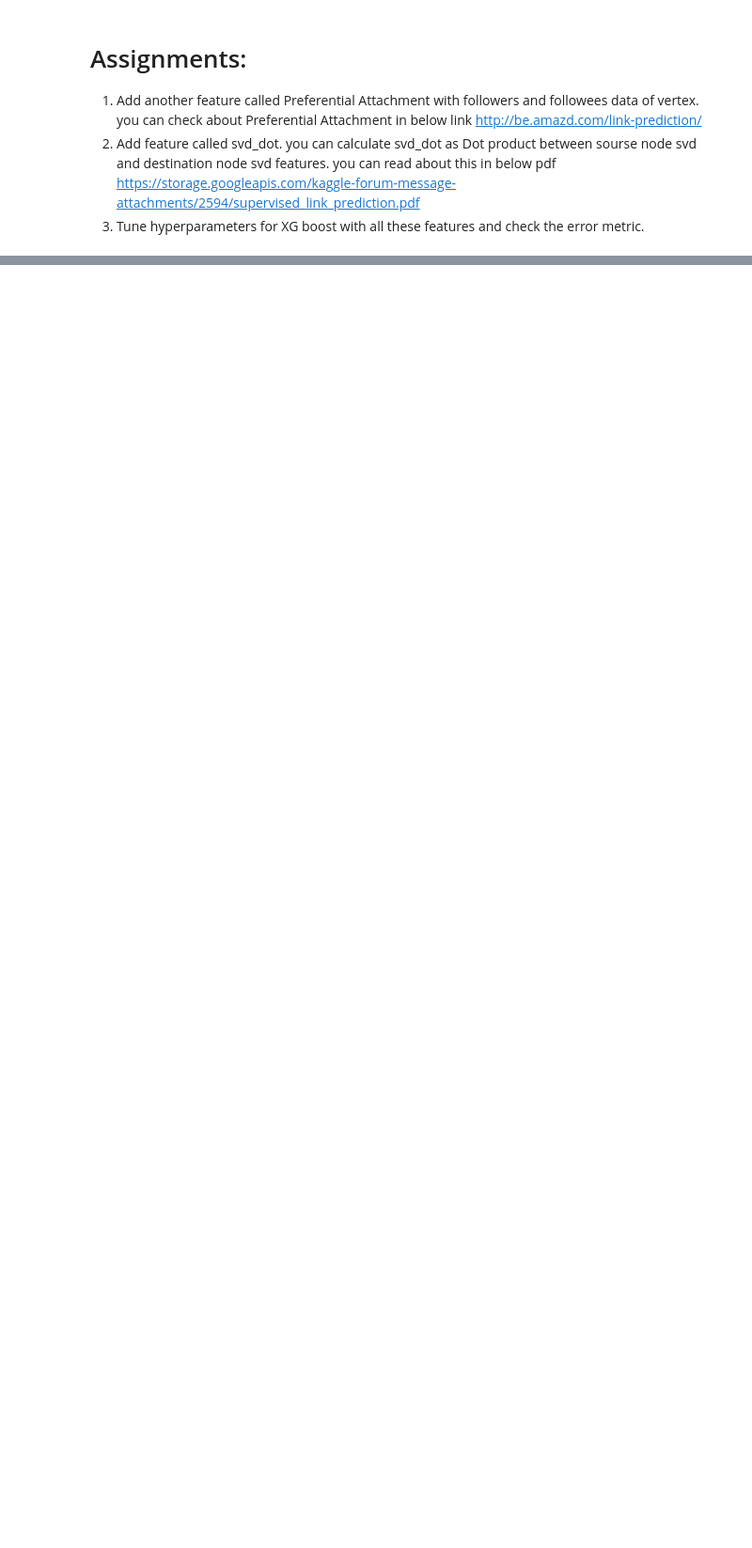
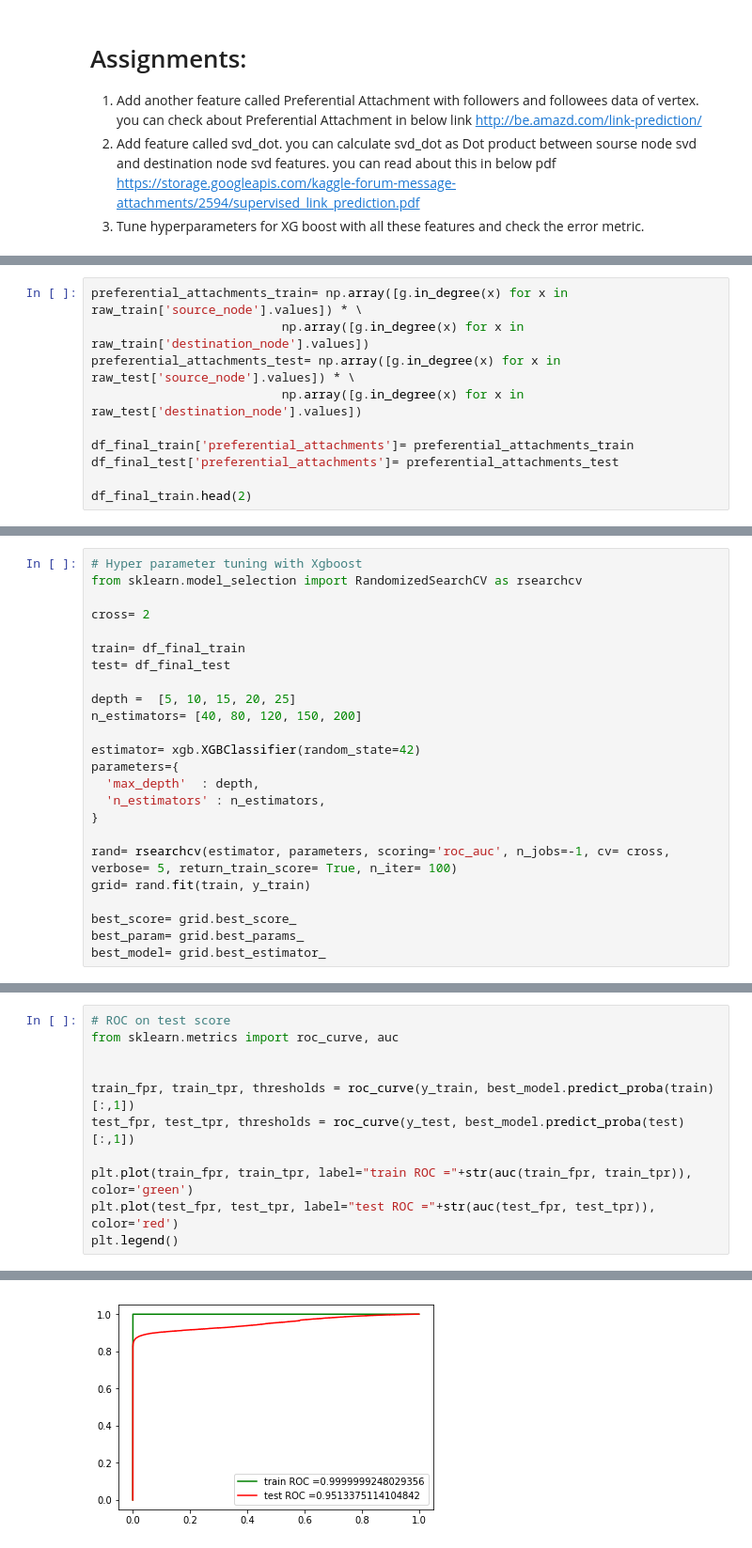
Before and after one commit to data-science-and-machine-learning/social-network-graph-link-prediction-facebook-challenge, a Jupyter notebook: FB_Models.ipynb, the cells around one changed output, grey strips where cells are left out. Shown at 94% size. Drawn from its saved outputs; the diff is of its cells as text; blank space fills up the shorter version.

```diff
--- a/FB_Models.ipynb
+++ b/FB_Models.ipynb
@@ -254,0 +300,10 @@ https://storage.googleapis.com/kaggle-forum-message-attachments/2594/supervised_
+# %%
+preferential_attachments_train= np.array([g.in_degree(x) for x in raw_train['source_node'].values]) * \
+                          np.array([g.in_degree(x) for x in raw_train['destination_node'].values])
+preferential_attachments_test= np.array([g.in_degree(x) for x in raw_test['source_node'].values]) * \
+                          np.array([g.in_degree(x) for x in raw_test['destination_node'].values])
+
+df_final_train['preferential_attachments']= preferential_attachments_train
+df_final_test['preferential_attachments']= preferential_attachments_test
+
+df_final_train.head(2)
@@ -254,0 +395,24 @@ https://storage.googleapis.com/kaggle-forum-message-attachments/2594/supervised_
+# %%
+# Hyper parameter tuning with Xgboost
+from sklearn.model_selection import RandomizedSearchCV as rsearchcv
+
+cross= 2
+
+train= df_final_train
+test= df_final_test
+
+depth =  [5, 10, 15, 20, 25]
+n_estimators= [40, 80, 120, 150, 200]
+
+estimator= xgb.XGBClassifier(random_state=42)
+parameters={
+  'max_depth'  : depth,
+  'n_estimators' : n_estimators,
+}
+
+rand= rsearchcv(estimator, parameters, scoring='roc_auc', n_jobs=-1, cv= cross, verbose= 5, return_train_score= True, n_iter= 100)
+grid= rand.fit(train, y_train)
+
+best_score= grid.best_score_
+best_param= grid.best_params_
+best_model= grid.best_estimator_
@@ -254,0 +470,12 @@ https://storage.googleapis.com/kaggle-forum-message-attachments/2594/supervised_
+# %%
+# ROC on test score
+from sklearn.metrics import roc_curve, auc
+
+
+train_fpr, train_tpr, thresholds = roc_curve(y_train, best_model.predict_proba(train)[:,1])
+test_fpr, test_tpr, thresholds = roc_curve(y_test, best_model.predict_proba(test)[:,1])
+
+plt.plot(train_fpr, train_tpr, label="train ROC ="+str(auc(train_fpr, train_tpr)), color='green')
+plt.plot(test_fpr, test_tpr, label="test ROC ="+str(auc(test_fpr, test_tpr)), color='red')
+plt.legend()
+# %% [output]
@@ -254,0 +483 @@ https://storage.googleapis.com/kaggle-forum-message-attachments/2594/supervised_
+[figure, added]
```
Also changed, not shown: parts of 21 cells of this notebook.
